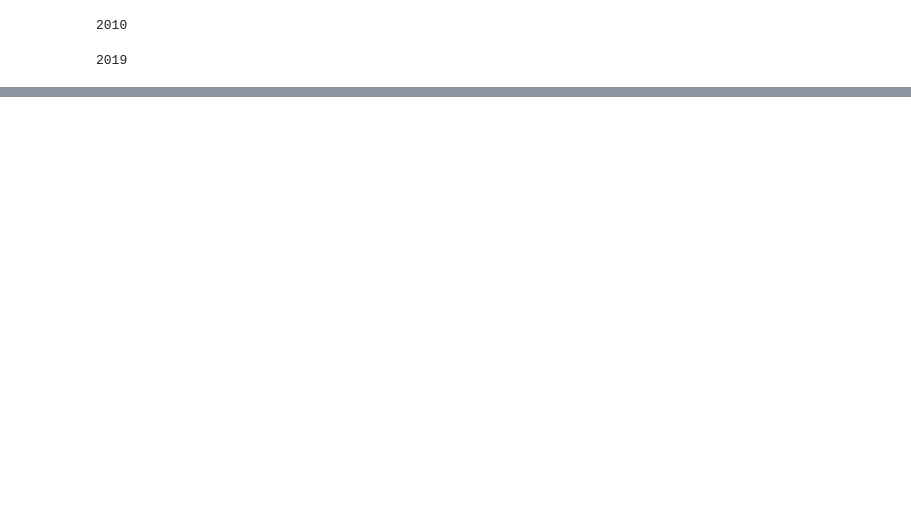
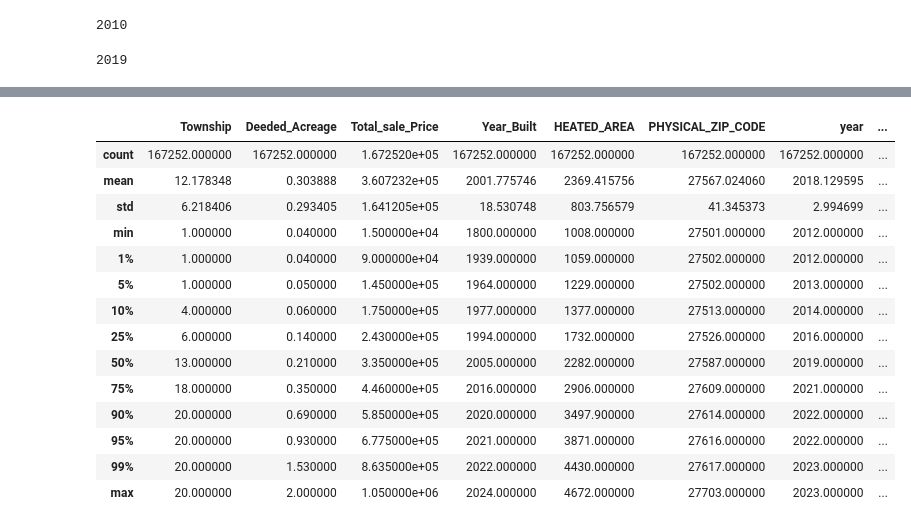
Before and after one commit to jkehm/Wake-County-Housing, a Jupyter notebook: Notebooks/Creating datasets from cleaned data.ipynb, the cells around one changed output, grey strips where cells are left out. Cells and saved outputs as stored; diff of their text form; code cells hidden in the pictures; blank space fills up the shorter version.

```diff
--- a/Notebooks/Creating datasets from cleaned data.ipynb
+++ b/Notebooks/Creating datasets from cleaned data.ipynb
@@ -110,3 +105,21 @@ df_2020s.to_csv(r'C:/Users/Admin/group9/Resources/df_2020s.csv', index = False,
 df_2010s.to_csv(r'C:/Users/Admin/group9/Resources/df_2010s.csv', index = False, header=True)
 df_2000s.to_csv(r'C:/Users/Admin/group9/Resources/df_2000s.csv', index = False, header=True)
 df_1990s.to_csv(r'C:/Users/Admin/group9/Resources/df_1990s.csv', index = False, header=True)
+# %%
+last_decade_df.describe(percentiles=[0.01,0.05,0.1,0.25,0.75,0.9,0.95,0.99])
+# %% [output]
+|  | Township | Deeded_Acreage | Total_sale_Price | Year_Built | HEATED_AREA | PHYSICAL_ZIP_CODE | year | ... |
+| count | 167252.000000 | 167252.000000 | 1.672520e+05 | 167252.000000 | 167252.000000 | 167252.000000 | 167252.000000 | ... |
+| mean | 12.178348 | 0.303888 | 3.607232e+05 | 2001.775746 | 2369.415756 | 27567.024060 | 2018.129595 | ... |
+| std | 6.218406 | 0.293405 | 1.641205e+05 | 18.530748 | 803.756579 | 41.345373 | 2.994699 | ... |
+| min | 1.000000 | 0.040000 | 1.500000e+04 | 1800.000000 | 1008.000000 | 27501.000000 | 2012.000000 | ... |
+| 1% | 1.000000 | 0.040000 | 9.000000e+04 | 1939.000000 | 1059.000000 | 27502.000000 | 2012.000000 | ... |
+| 5% | 1.000000 | 0.050000 | 1.450000e+05 | 1964.000000 | 1229.000000 | 27502.000000 | 2013.000000 | ... |
+| 10% | 4.000000 | 0.060000 | 1.750000e+05 | 1977.000000 | 1377.000000 | 27513.000000 | 2014.000000 | ... |
+| 25% | 6.000000 | 0.140000 | 2.430000e+05 | 1994.000000 | 1732.000000 | 27526.000000 | 2016.000000 | ... |
+| 50% | 13.000000 | 0.210000 | 3.350000e+05 | 2005.000000 | 2282.000000 | 27587.000000 | 2019.000000 | ... |
+| 75% | 18.000000 | 0.350000 | 4.460000e+05 | 2016.000000 | 2906.000000 | 27609.000000 | 2021.000000 | ... |
+| 90% | 20.000000 | 0.690000 | 5.850000e+05 | 2020.000000 | 3497.900000 | 27614.000000 | 2022.000000 | ... |
+| 95% | 20.000000 | 0.930000 | 6.775000e+05 | 2021.000000 | 3871.000000 | 27616.000000 | 2022.000000 | ... |
+| 99% | 20.000000 | 1.530000 | 8.635000e+05 | 2022.000000 | 4430.000000 | 27617.000000 | 2023.000000 | ... |
+| max | 20.000000 | 2.000000 | 1.050000e+06 | 2024.000000 | 4672.000000 | 27703.000000 | 2023.000000 | ... |
```
Also changed, not shown: parts of 12 cells of this notebook, 2 other files.
